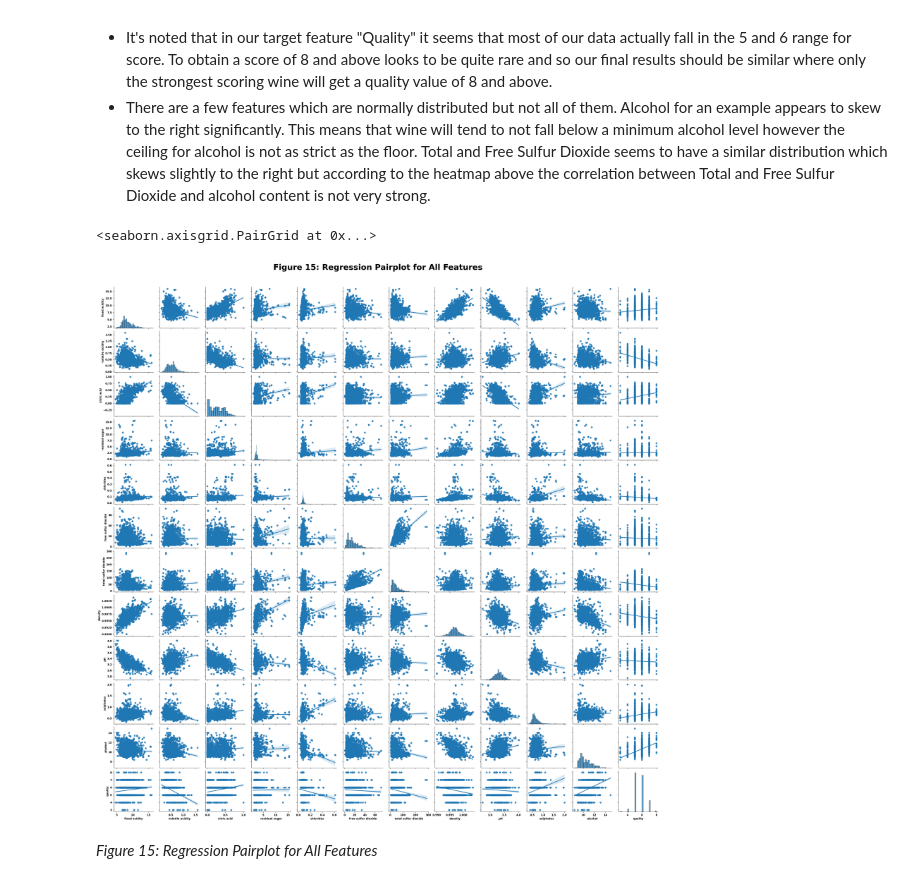
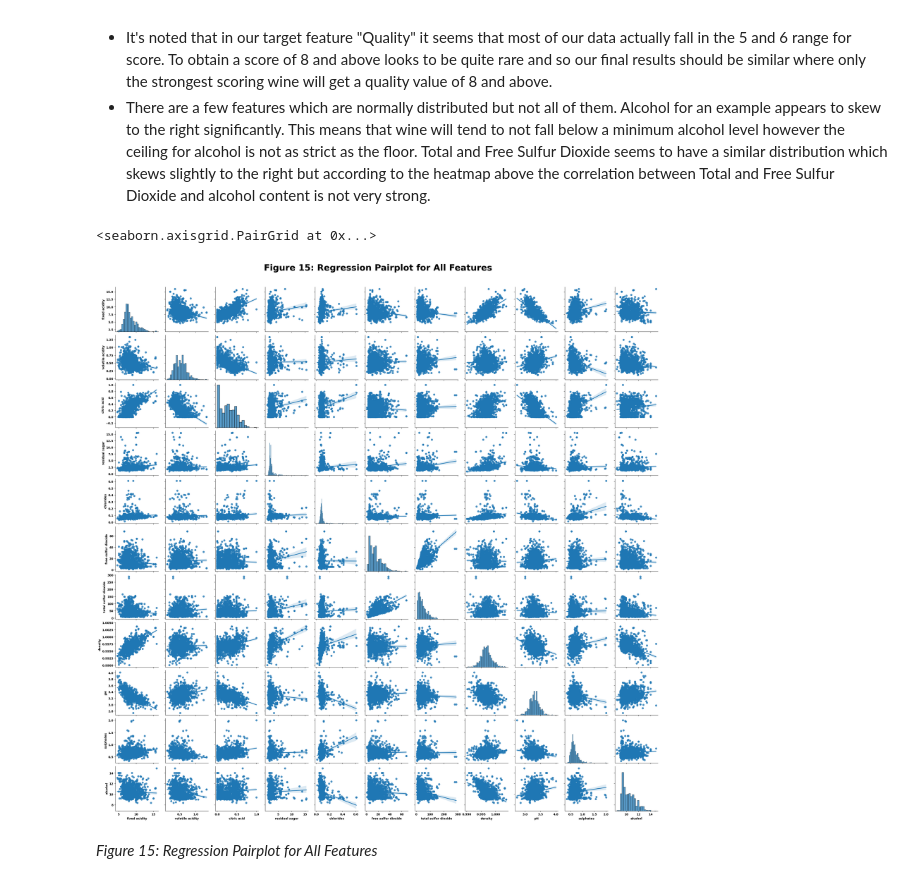
Before and after one commit to UBC-MDS/wine_quality_predictor_group1, a Jupyter notebook: notebooks/wine_predictor_analysis_report.ipynb, the cells around one changed output. Drawn from its saved outputs; the diff is of its cells as text; code cells hidden in the pictures.

```diff
--- a/notebooks/wine_predictor_analysis_report.ipynb
+++ b/notebooks/wine_predictor_analysis_report.ipynb
@@ -181,14 +189,14 @@ The above is are KDE plots for all our features, so we can gain an understanding
 - It's noted that in our target feature "Quality" it seems that most of our data actually fall in the 5 and 6 range for score. To obtain a score of 8 and above looks to be quite rare and so our final results should be similar where only the strongest scoring wine will get a quality value of 8 and above.
 - There are a few features which are normally distributed but not all of them. Alcohol for an example appears to skew to the right significantly. This means that wine will tend to not fall below a minimum alcohol level however the ceiling for alcohol is not as strict as the floor. Total and Free Sulfur Dioxide seems to have a similar distribution which skews slightly to the right but according to the heatmap above the correlation between Total and Free Sulfur Dioxide and alcohol content is not very strong.
 # %%
-feature_pairplot = sns.pairplot(df, kind = 'reg', diag_kind = 'hist')
+feature_pairplot = sns.pairplot(X_train, kind = 'reg', diag_kind = 'hist')
 feature_pairplot.fig.suptitle('Figure 15: Regression Pairplot for All Features', size = 30)
 feature_pairplot.fig.subplots_adjust(top = 0.94)
 
 feature_pairplot
 # %% [output]
 <seaborn.axisgrid.PairGrid at 0x...>
-[figure, old version]
+[figure, new version]
 # %% [markdown]
 _Figure 15: Regression Pairplot for All Features_
 # %% [markdown]
```
Also changed, not shown: parts of 12 cells of this notebook.
